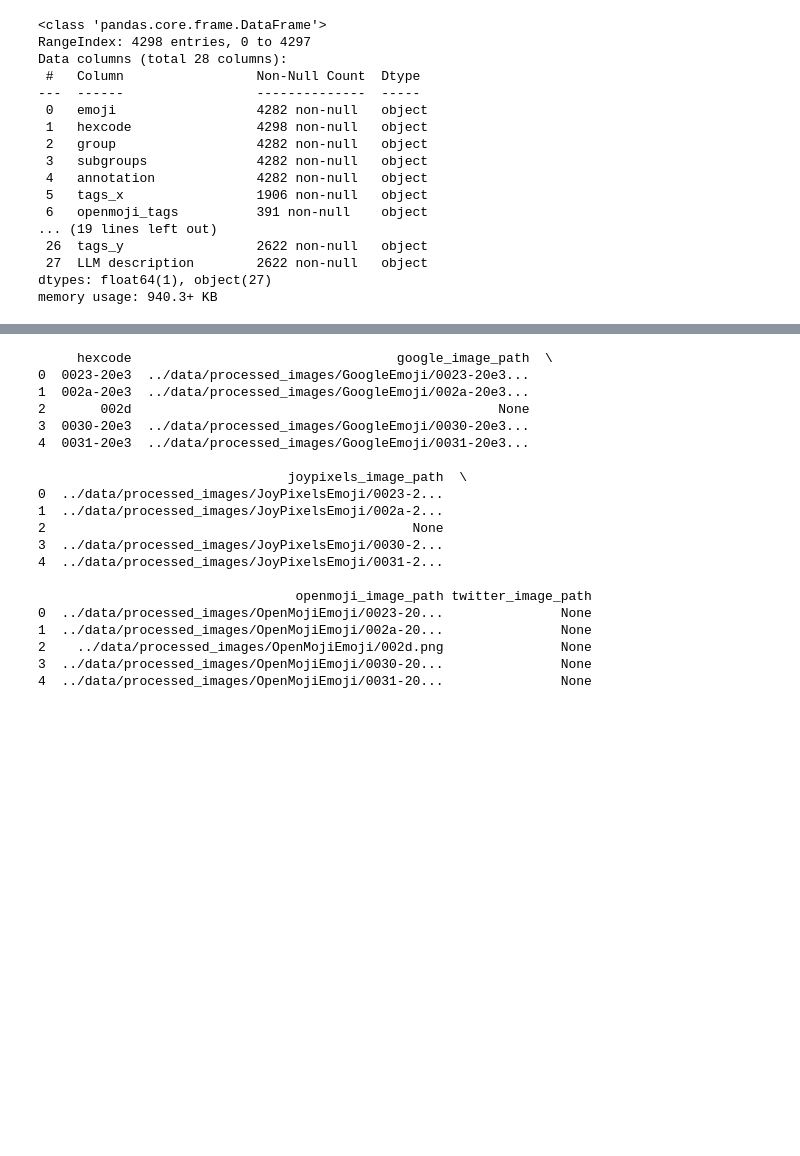
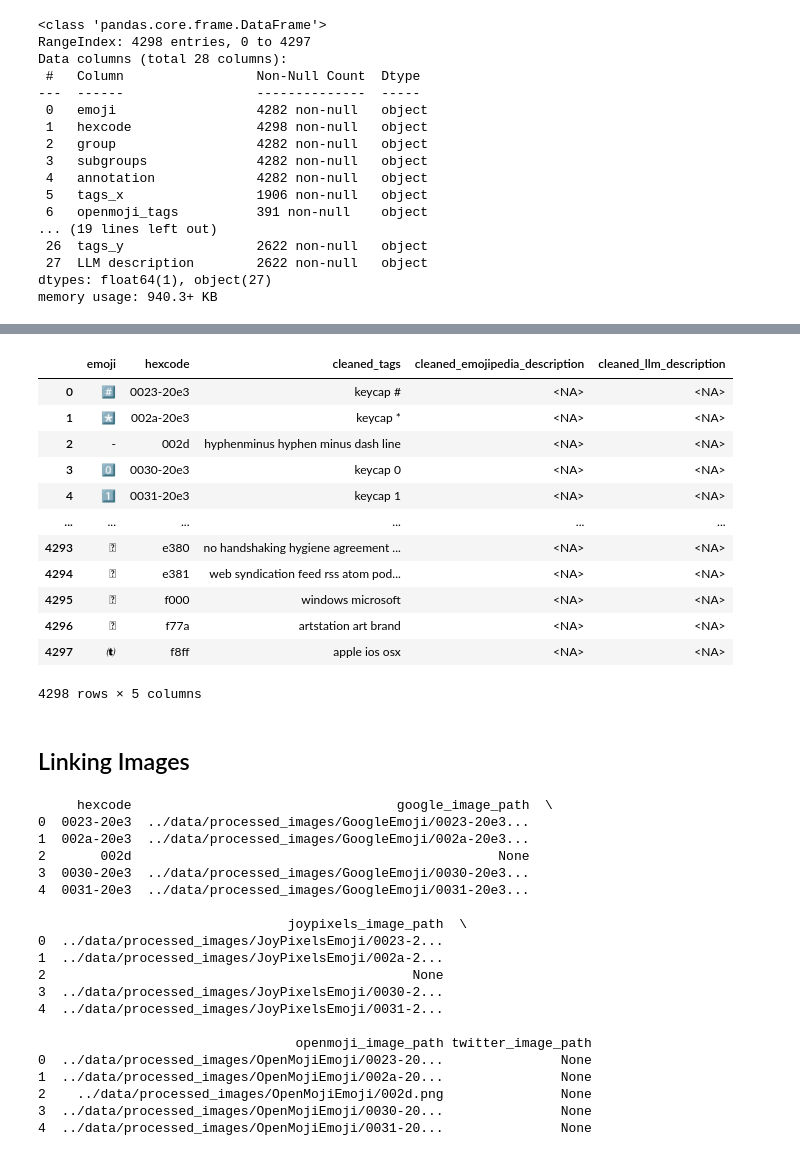
Before and after one commit to LCM-W25-3035/EmojiGen, a Jupyter notebook: Notebooks/Preprocessing.ipynb, the cells around one changed output, grey strips where cells are left out. Saved outputs shown, nothing was run; the diff lists cells and outputs as text; code cells hidden in the pictures; blank space fills up the shorter version.

```diff
--- a/Notebooks/Preprocessing.ipynb
+++ b/Notebooks/Preprocessing.ipynb
@@ -132,3 +250,21 @@ final_df
+# %%
+final_df
+# %% [output]
+|  | emoji | hexcode | cleaned_tags | cleaned_emojipedia_description | cleaned_llm_description |
+| 0 | #️⃣ | 0023-20e3 | keycap # | <NA> | <NA> |
+| 1 | *️⃣ | 002a-20e3 | keycap * | <NA> | <NA> |
+| 2 | - | 002d | hyphenminus hyphen minus dash line | <NA> | <NA> |
+| 3 | 0️⃣ | 0030-20e3 | keycap 0 | <NA> | <NA> |
+| 4 | 1️⃣ | 0031-20e3 | keycap 1 | <NA> | <NA> |
+| ... | ... | ... | ... | ... | ... |
+| 4293 |  | e380 | no handshaking hygiene agreement ... | <NA> | <NA> |
+| 4294 |  | e381 | web syndication feed rss atom pod... | <NA> | <NA> |
+| 4295 |  | f000 | windows microsoft | <NA> | <NA> |
+| 4296 |  | f77a | artstation art brand | <NA> | <NA> |
+| 4297 |  | f8ff | apple ios osx | <NA> | <NA> |
+4298 rows × 5 columns
+# %% [markdown]
+## Linking Images
 # %%
 # Define paths
 processed_image_path = "../data/processed_images/"
```
Also changed, not shown: parts of 17 cells of this notebook.
